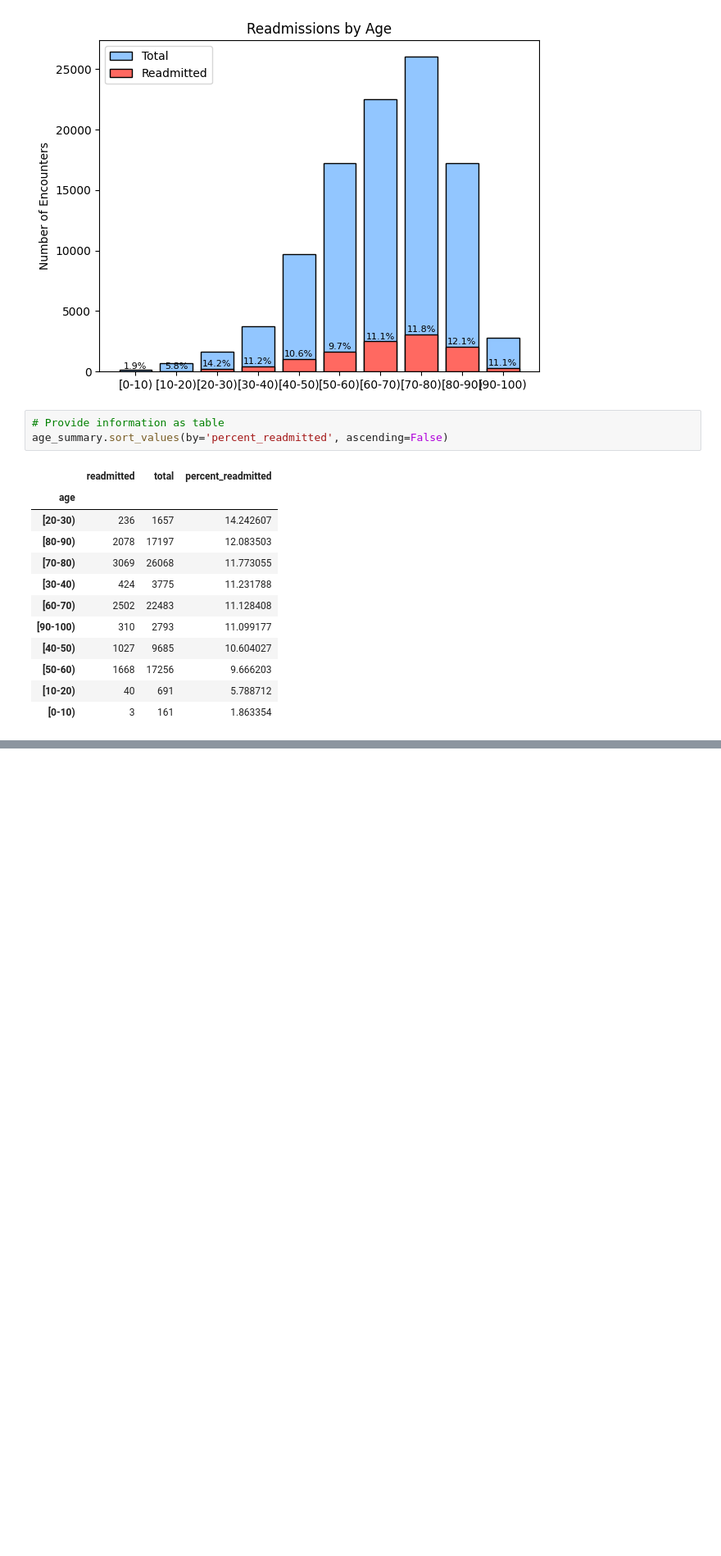
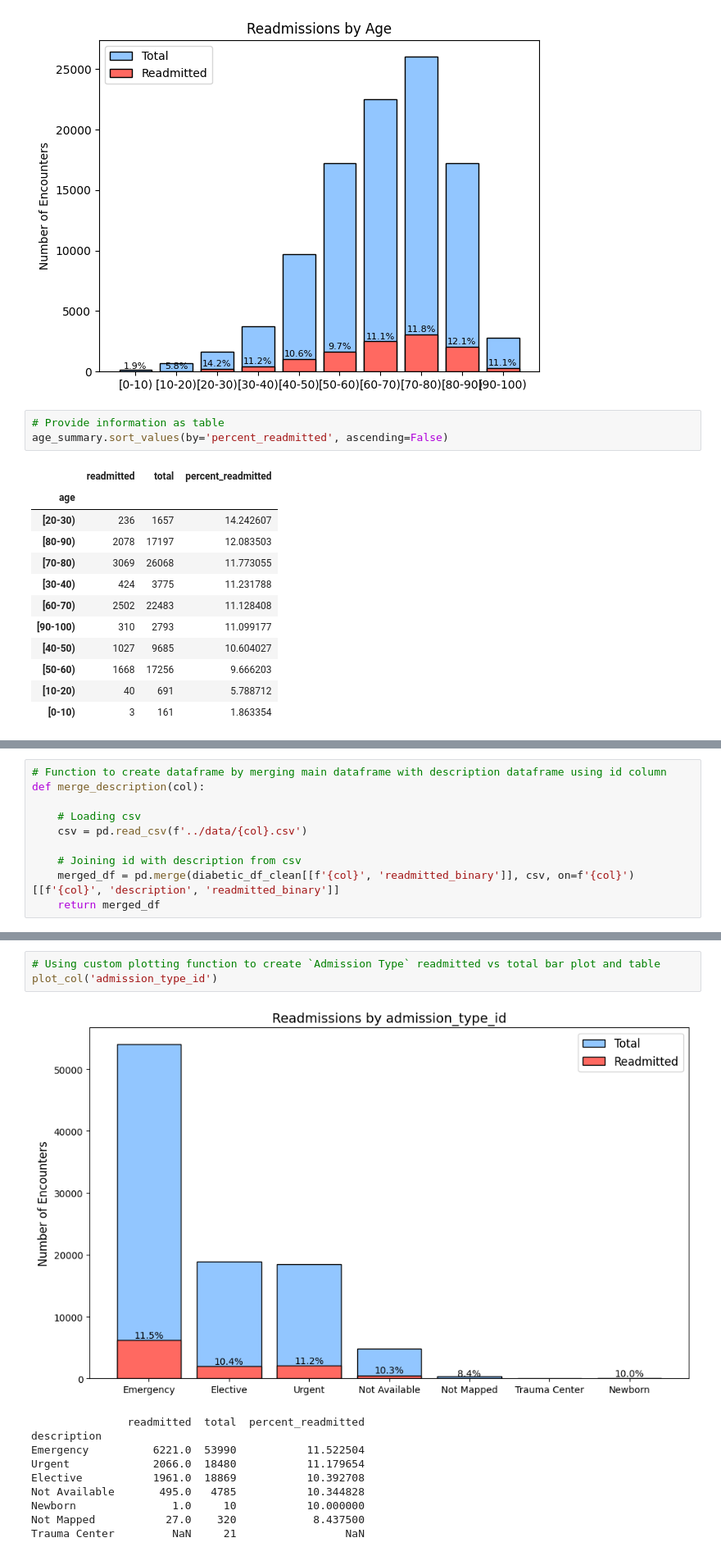
Before and after one commit to JamesSchonknecht/diabetes_project, a Jupyter notebook: scripts/2_Readmission_Analysis.ipynb, the cells around one changed output, grey strips where cells are left out. Shown at 82% size. Saved outputs shown, nothing was run; the diff lists cells and outputs as text; blank space fills up the shorter version.

```diff
--- a/scripts/2_Readmission_Analysis.ipynb
+++ b/scripts/2_Readmission_Analysis.ipynb
@@ -311,0 +419,10 @@ There is a decrease in mortality rate for the oldest age bracket `90-100` (11.1%
+# %%
+# Function to create dataframe by merging main dataframe with description dataframe using id column
+def merge_description(col):
+
+    # Loading csv
+    csv = pd.read_csv(f'../data/{col}.csv')
+
+    # Joining id with description from csv
+    merged_df = pd.merge(diabetic_df_clean[[f'{col}', 'readmitted_binary']], csv, on=f'{col}')[[f'{col}', 'description', 'readmitted_binary']]
+    return merged_df
@@ -311,0 +532,14 @@ There is a decrease in mortality rate for the oldest age bracket `90-100` (11.1%
+# %%
+# Using custom plotting function to create `Admission Type` readmitted vs total bar plot and table
+plot_col('admission_type_id')
+# %% [output]
+[figure, added]
+               readmitted  total  percent_readmitted
+description
+Emergency          6221.0  53990           11.522504
+Urgent             2066.0  18480           11.179654
+Elective           1961.0  18869           10.392708
+Not Available       495.0   4785           10.344828
+Newborn               1.0     10           10.000000
+Not Mapped           27.0    320            8.437500
+Trauma Center         NaN     21                 NaN
```
Also changed, not shown: parts of 12 cells of this notebook.
